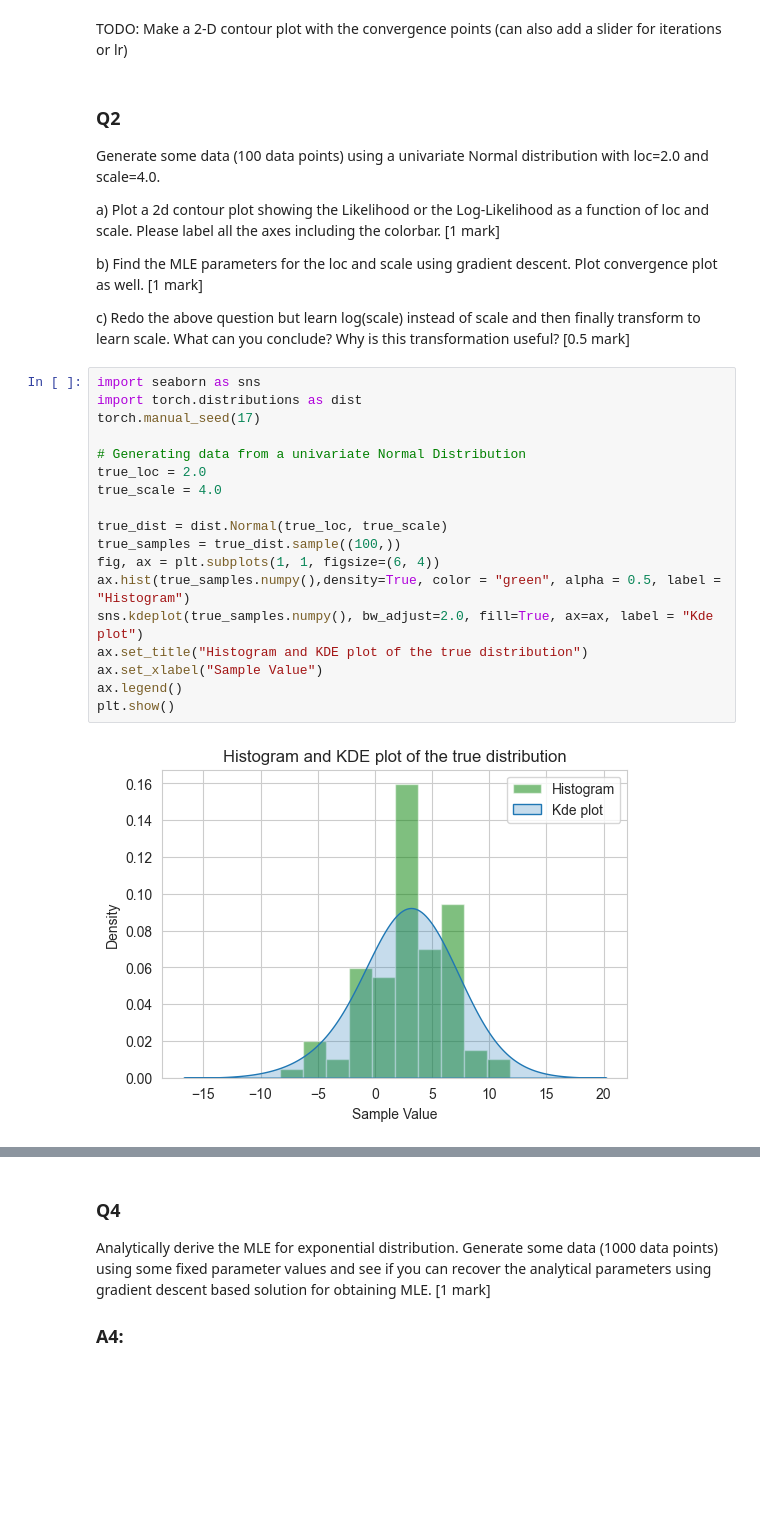
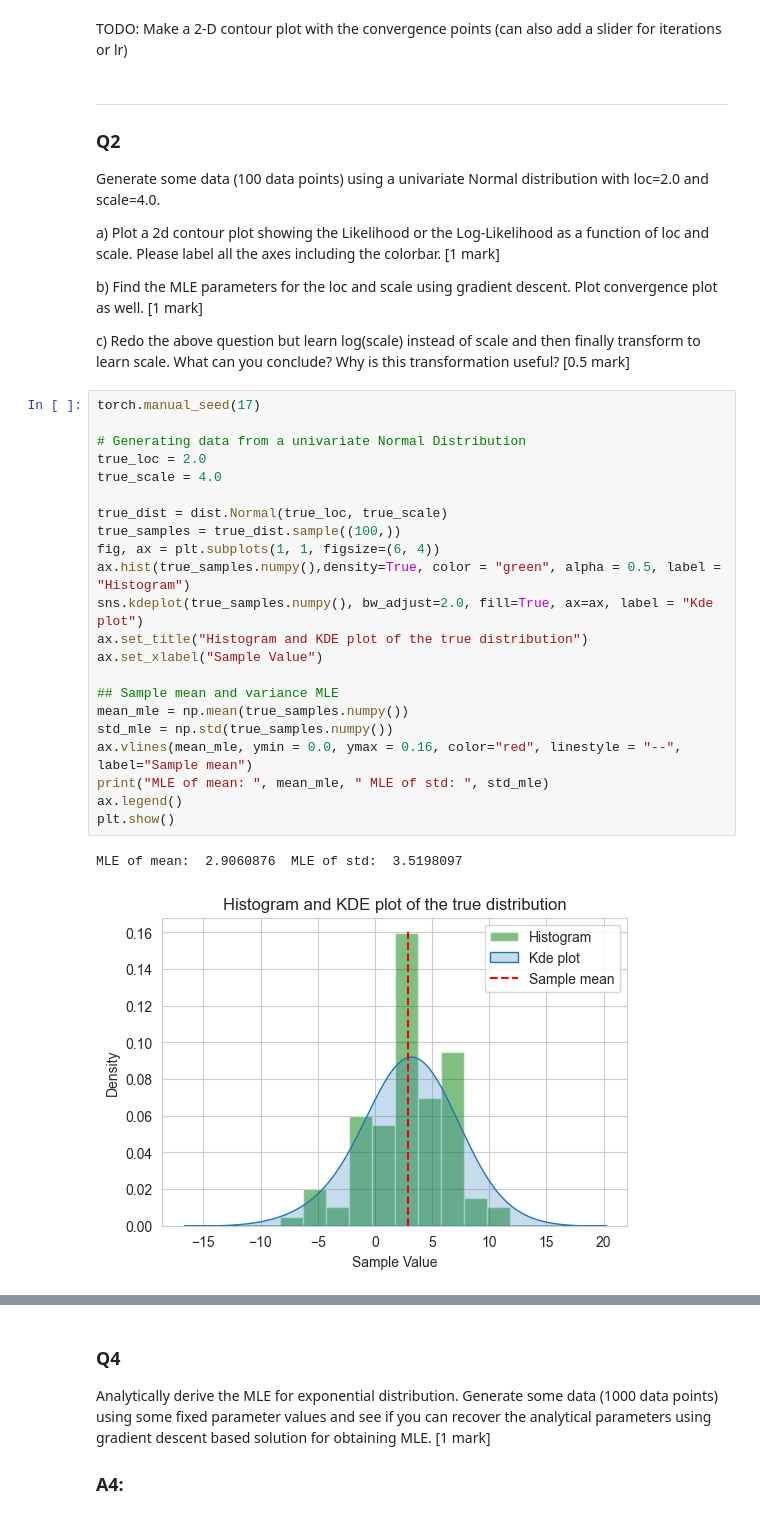
Before and after one commit to Gaurav17Joshi/PML661, a Jupyter notebook: Assignment1/Assignment1_sub.ipynb, the cells around one changed output, grey strips where cells are left out. Saved outputs shown, nothing was run; the diff lists cells and outputs as text; blank space fills up the shorter version.

```diff
--- a/Assignment1/Assignment1_sub.ipynb
+++ b/Assignment1/Assignment1_sub.ipynb
@@ -66,6 +69,8 @@ Final Loss;  0.00607
 # %% [markdown]
 TODO: Make a 2-D contour plot with the convergence points (can also add a slider for iterations or lr)
 # %% [markdown]
+---
+
 ### Q2
 
 Generate some data (100 data points) using a univariate Normal distribution with loc=2.0 and scale=4.0.
@@ -76,25 +81,30 @@ b) Find the MLE parameters for the loc and scale using gradient descent. Plot co
 
 c) Redo the above question but learn log(scale) instead of scale and then finally transform to learn scale. What can you conclude? Why is this transformation useful? [0.5 mark]
 # %%
-import seaborn as sns
-import torch.distributions as dist
 torch.manual_seed(17)
 
 # Generating data from a univariate Normal Distribution
 true_loc = 2.0
 true_scale = 4.0
 
 true_dist = dist.Normal(true_loc, true_scale)
 true_samples = true_dist.sample((100,))
 fig, ax = plt.subplots(1, 1, figsize=(6, 4))
 ax.hist(true_samples.numpy(),density=True, color = "green", alpha = 0.5, label = "Histogram")
 sns.kdeplot(true_samples.numpy(), bw_adjust=2.0, fill=True, ax=ax, label = "Kde plot")
 ax.set_title("Histogram and KDE plot of the true distribution")
 ax.set_xlabel("Sample Value")
+
+## Sample mean and variance MLE
+mean_mle = np.mean(true_samples.numpy())
+std_mle = np.std(true_samples.numpy())
+ax.vlines(mean_mle, ymin = 0.0, ymax = 0.16, color="red", linestyle = "--", label="Sample mean")
+print("MLE of mean: ", mean_mle, " MLE of std: ", std_mle)
 ax.legend()
 plt.show()
 # %% [output]
+MLE of mean:  2.9060876  MLE of std:  3.5198097
-[figure, old version]
+[figure, new version]
 # %%
 # Likelihood function for normally distributed data
 def likelihood(data, loc, scale):
```
Also changed, not shown: parts of 36 cells of this notebook, 1 other file.
